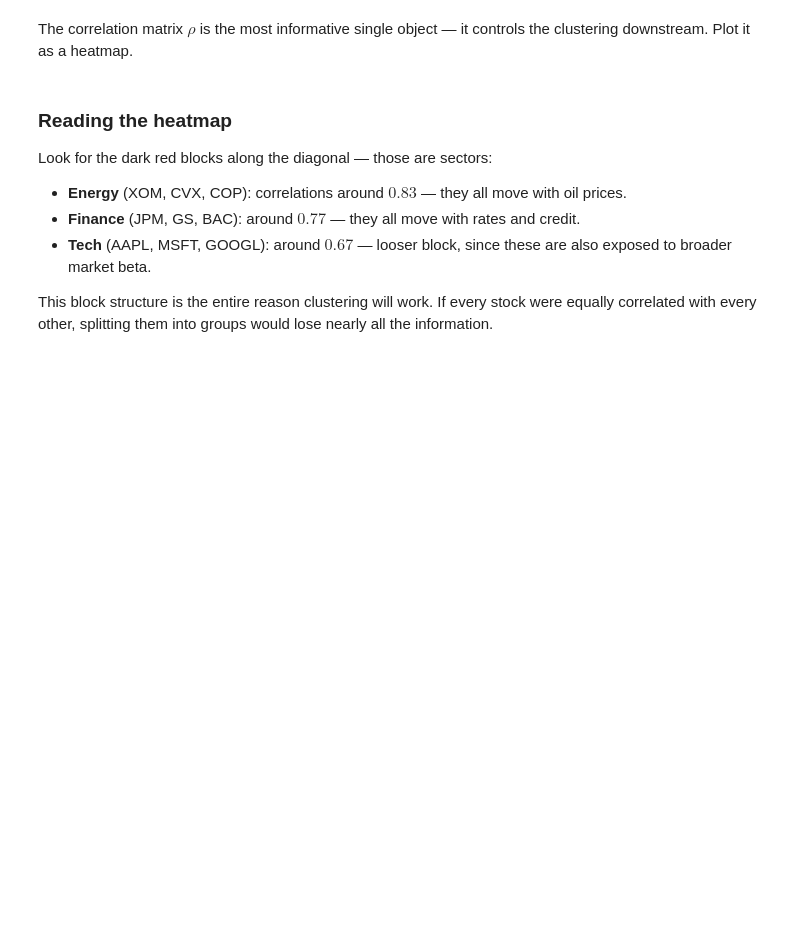
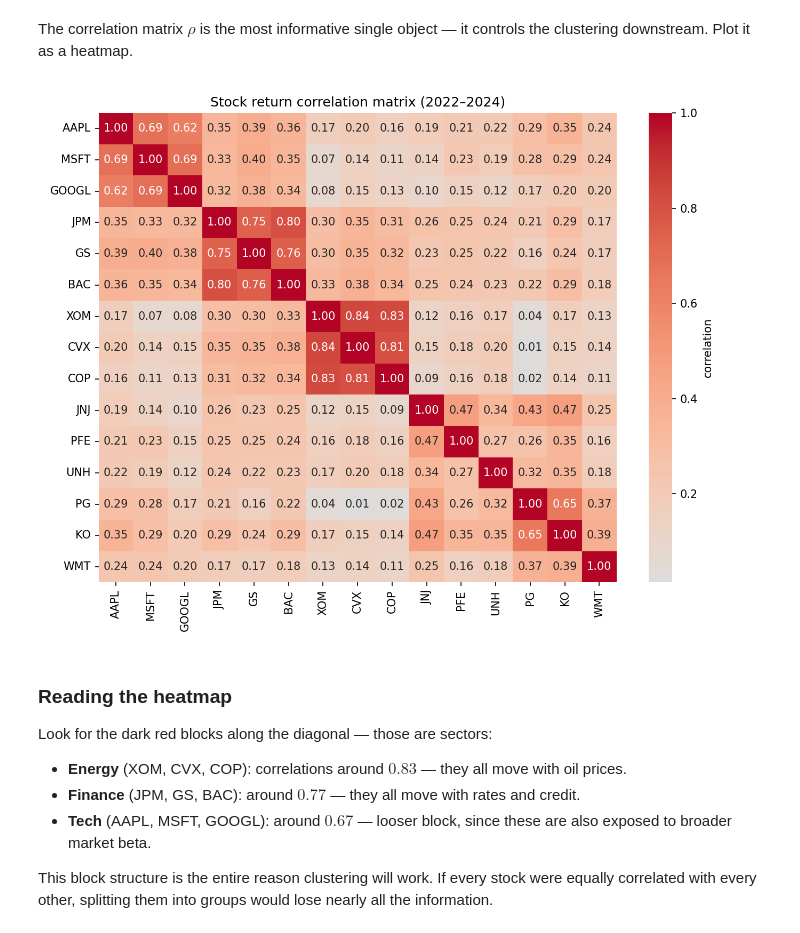
Before and after one commit to DashCodeHub/distributed-portfolio-qaoa-project, a Jupyter notebook: notebooks/demo.ipynb, the cells around one changed output. Drawn from its saved outputs; the diff is of its cells as text; code cells hidden in the pictures; blank space fills up the shorter version.

```diff
--- a/notebooks/demo.ipynb
+++ b/notebooks/demo.ipynb
@@ -223,3 +247,18 @@ plt.show()
+# %%
+import seaborn as sns
+from IPython.display import Image
+
+fig, ax = plt.subplots(figsize=(9, 7))
+sns.heatmap(rho, annot=True, fmt=".2f", cmap="coolwarm", center=0,
+            xticklabels=TICKERS, yticklabels=TICKERS, ax=ax,
+            cbar_kws={"label": "correlation"})
+ax.set_title("Stock return correlation matrix (2022–2024)")
+plt.tight_layout()
+fig.savefig("correlation_heatmap.png", dpi=150)
+plt.close(fig)
+Image("correlation_heatmap.png")
+# %% [output]
+[figure, added]
 # %% [markdown]
 ### Reading the heatmap
 
```
Also changed, not shown: parts of 28 cells of this notebook, 8 other files.
